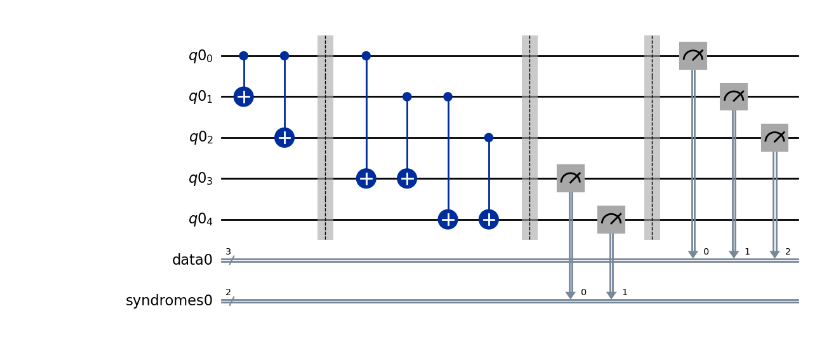
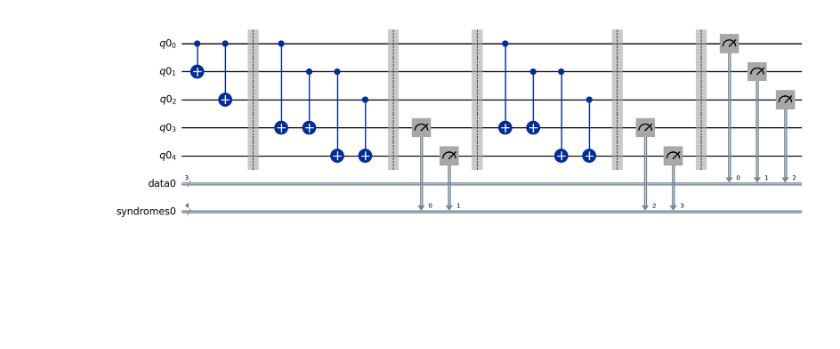
Before and after one commit to Jacob-sandstrom/QuantumErrorCorrection, a Jupyter notebook: qiskit/main.ipynb, the cells around one changed output. Saved outputs shown, nothing was run; the diff lists cells and outputs as text; code cells hidden in the pictures; blank space fills up the shorter version.

```diff
--- a/qiskit/main.ipynb
+++ b/qiskit/main.ipynb
@@ -40,35 +43,35 @@ def gen_circuit(k=1, d=3, n_measure = 1):
         # circuit.barrier(qreg_q[i][0], qreg_q[i][1], qreg_q[i][2], qreg_q[i][3], qreg_q[i][4])
         circuit.barrier([qreg_q[i][j] for j in range(2*d-1)])
 
         for m in range(n_measure):
             # Stabilizer computation
             for j in range(d-1):
                 circuit.cx(qreg_q[i][j], qreg_q[i][d+j])
                 circuit.cx(qreg_q[i][j+1], qreg_q[i][d+j])
 
             # circuit.barrier(qreg_q[i][0], qreg_q[i][1], qreg_q[i][2], qreg_q[i][3], qreg_q[i][4])
             circuit.barrier([qreg_q[i][j] for j in range(2*d-1)])
 
             # Measure syndrome
             for j in range(d-1):
                 circuit.measure(qreg_q[i][j+d], creg_syndromes[i][j+(d-1)*m])
 
 
             circuit.barrier([qreg_q[i][j] for j in range(2*d-1)])
 
         for j in range(d):
             circuit.measure(qreg_q[i][j], creg_data[i][j])
         # circuit.measure(qreg_q[1], creg_data[1])
         # circuit.measure(qreg_q[2], creg_data[2])
 
     return circuit
 
 
-circuit = gen_circuit(1,3, 1)
+circuit = gen_circuit(1,3, 2)
 
 circuit.draw(output="mpl", style='iqp')
 # %% [output]
-[figure, old version]
+[figure, new version]
 # %%
 from qiskit.transpiler.preset_passmanagers import generate_preset_pass_manager
 
```
Also changed, not shown: parts of 5 cells of this notebook.
